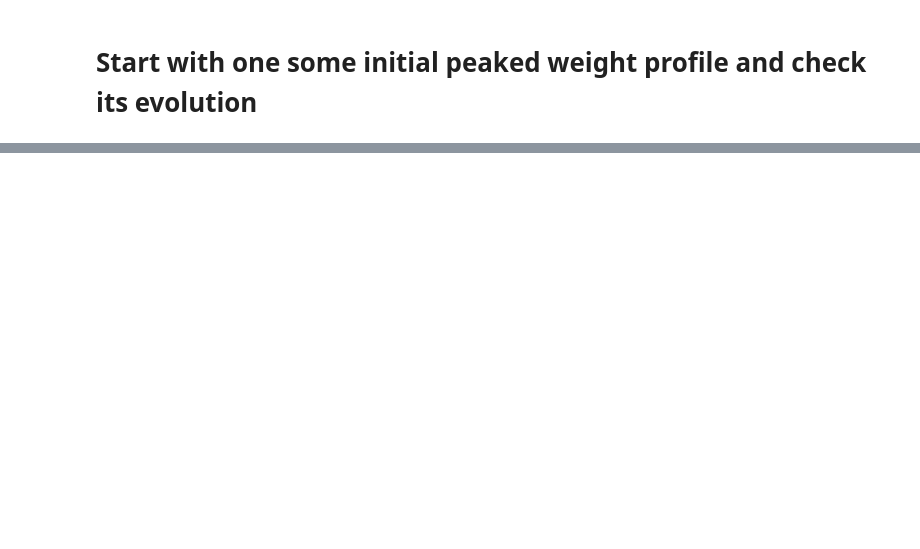
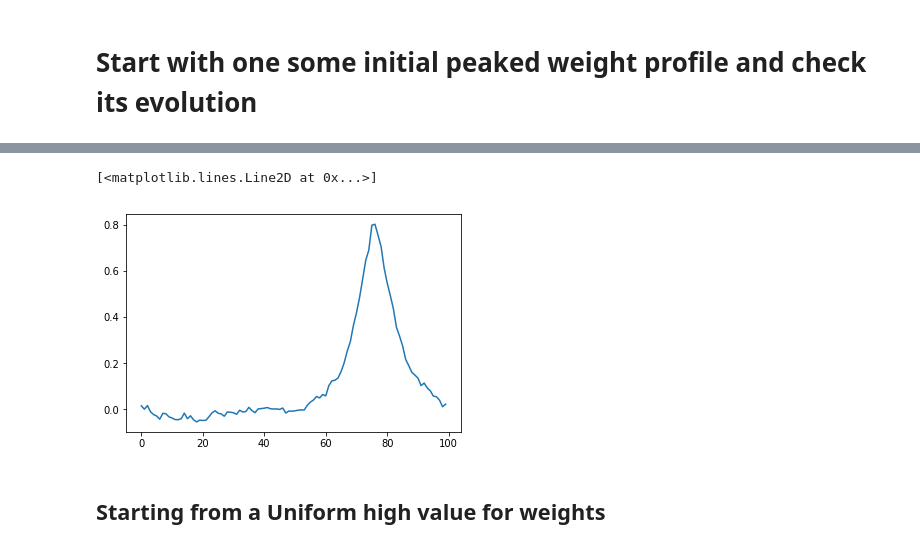
Before and after one commit to btemoshir/learningDynamics, a Jupyter notebook: 8_biasing_InitialWeights.ipynb, the cells around one changed output, grey strips where cells are left out. Drawn from its saved outputs; the diff is of its cells as text; code cells hidden in the pictures; blank space fills up the shorter version.

```diff
--- a/8_biasing_InitialWeights.ipynb
+++ b/8_biasing_InitialWeights.ipynb
@@ -79,0 +126,10 @@ plt.plot(np.array(results['W'])[999,0])
+# %%
+#%%capture capt1
+#Supress the output of the cell and save it to capt1
+
+#Train the model
+RBM3 = rbm.RBM(visible = 'Spin', n_v=N, n_h = 1, hidden = 'Spin',zero_field = True)
+RBM3.weights = 0.01*np.random.normal(loc=0,scale=0.1,size=(1,N))
+RBM3.weights += 10*norm.pdf(x=np.linspace(0,99,100),loc=70,scale=2)
+#plt.plot(RBM3.weights[0])
+results3 = RBM3.fit(data,n_iter=100,verbose=0,learning_rate = 0.001,record=['W'],record_interval=100,batch_size=10,N_MC= 20,lr_decay=False,batch_norm=False,init='previous')
@@ -79,0 +157,7 @@ plt.plot(np.array(results['W'])[999,0])
+# %%
+plt.plot(np.array(results3['W'])[999,0])
+# %% [output]
+[<matplotlib.lines.Line2D at 0x...>]
+[figure, added]
+# %% [markdown]
+## Starting from a Uniform high value for weights
```
Also changed, not shown: parts of 11 cells of this notebook, 3 other files.
